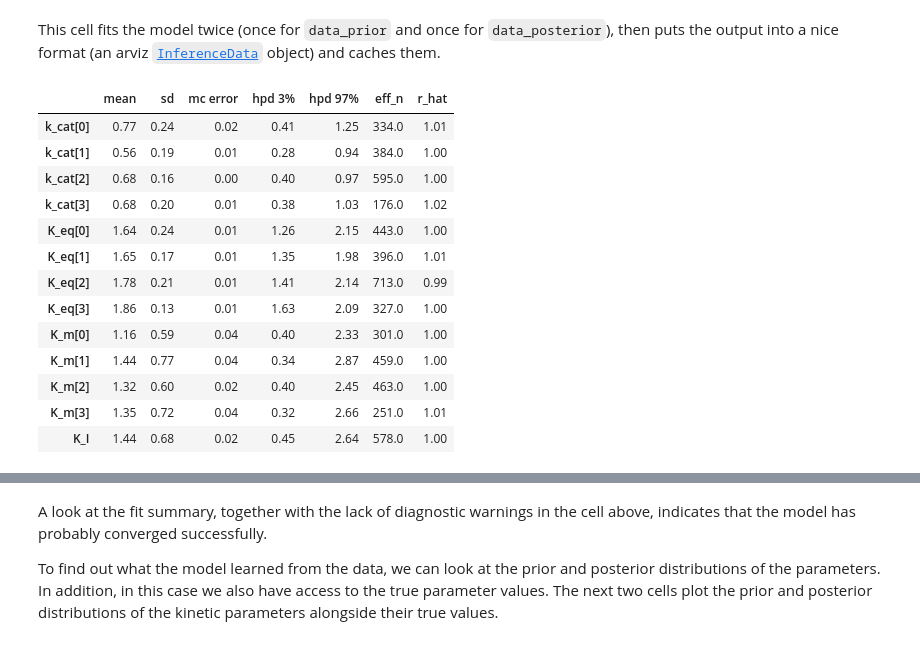
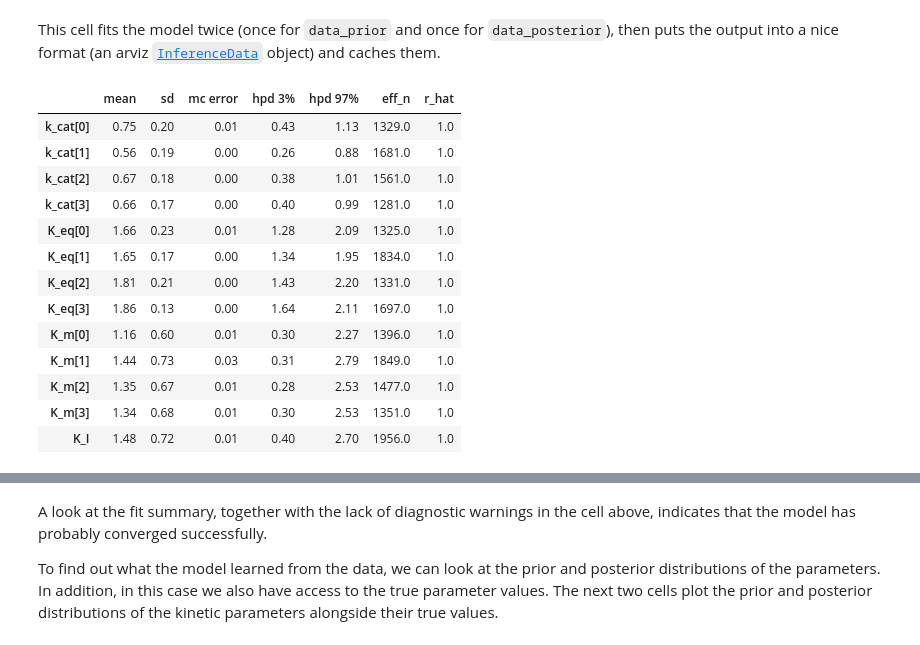
Before and after one commit to teddygroves/stan_ode_example, a Jupyter notebook: Stan steady state example.ipynb, the cells around one changed output, grey strips where cells are left out. Drawn from its saved outputs; the diff is of its cells as text; code cells hidden in the pictures.

```diff
--- a/Stan steady state example.ipynb
+++ b/Stan steady state example.ipynb
@@ -232,38 +232,38 @@ data_posterior:
 # %% [markdown]
 This cell fits the model twice (once for `data_prior` and once for `data_posterior`), then puts the output into a nice format (an arviz [`InferenceData`](https://arviz-devs.github.io/arviz/notebooks/XarrayforArviZ.html) object) and caches them.
 # %%
-fit_prior = model.sampling(data=data_prior, iter=300, chains=3)
-fit_posterior = model.sampling(data=data_posterior, iter=300, chains=3)
+fit_prior = model.sampling(data=data_prior, iter=1000, chains=4)
+fit_posterior = model.sampling(data=data_posterior, iter=1000, chains=4)
 
 infd = arviz.from_pystan(posterior=fit_posterior,
                          posterior_predictive='metabolite_pred',
                          prior_predictive='metabolite_pred',
                          observed_data='measured_metabolite',
                          prior=fit_prior,
                          coords={'experiments': experiments,
                                  'metabolites': metabolites,
                                  'enzymes': ['E1', 'E2', 'E3', 'E4']},
                          dims={'k_cat': ['enzymes'],
                                'K_eq': ['enzymes'],
                                'K_m': ['enzymes'],
                                'measured_metabolite': ['experiments', 'metabolites'],
                                'metabolite_pred': ['experiments', 'metabolites'],
                                'metabolite_hat': ['experiments', 'metabolites']})
 infd.to_netcdf('output/stan_ode_model_output.nc')
 
 arviz.summary(infd.posterior, var_names=['k_cat', 'K_eq', 'K_m', 'K_I'])
 # %% [output]
 |  | mean | sd | mc error | hpd 3% | hpd 97% | eff_n | r_hat |
-| k_cat[0] | 0.77 | 0.24 | 0.02 | 0.41 | 1.25 | 334.0 | 1.01 |
-| k_cat[1] | 0.56 | 0.19 | 0.01 | 0.28 | 0.94 | 384.0 | 1.00 |
-| k_cat[2] | 0.68 | 0.16 | 0.00 | 0.40 | 0.97 | 595.0 | 1.00 |
-| k_cat[3] | 0.68 | 0.20 | 0.01 | 0.38 | 1.03 | 176.0 | 1.02 |
-| K_eq[0] | 1.64 | 0.24 | 0.01 | 1.26 | 2.15 | 443.0 | 1.00 |
-| K_eq[1] | 1.65 | 0.17 | 0.01 | 1.35 | 1.98 | 396.0 | 1.01 |
-| K_eq[2] | 1.78 | 0.21 | 0.01 | 1.41 | 2.14 | 713.0 | 0.99 |
-| K_eq[3] | 1.86 | 0.13 | 0.01 | 1.63 | 2.09 | 327.0 | 1.00 |
-| K_m[0] | 1.16 | 0.59 | 0.04 | 0.40 | 2.33 | 301.0 | 1.00 |
-| K_m[1] | 1.44 | 0.77 | 0.04 | 0.34 | 2.87 | 459.0 | 1.00 |
-| K_m[2] | 1.32 | 0.60 | 0.02 | 0.40 | 2.45 | 463.0 | 1.00 |
-| K_m[3] | 1.35 | 0.72 | 0.04 | 0.32 | 2.66 | 251.0 | 1.01 |
-| K_I | 1.44 | 0.68 | 0.02 | 0.45 | 2.64 | 578.0 | 1.00 |
+| k_cat[0] | 0.75 | 0.20 | 0.01 | 0.43 | 1.13 | 1329.0 | 1.0 |
+| k_cat[1] | 0.56 | 0.19 | 0.00 | 0.26 | 0.88 | 1681.0 | 1.0 |
+| k_cat[2] | 0.67 | 0.18 | 0.00 | 0.38 | 1.01 | 1561.0 | 1.0 |
+| k_cat[3] | 0.66 | 0.17 | 0.00 | 0.40 | 0.99 | 1281.0 | 1.0 |
+| K_eq[0] | 1.66 | 0.23 | 0.01 | 1.28 | 2.09 | 1325.0 | 1.0 |
+| K_eq[1] | 1.65 | 0.17 | 0.00 | 1.34 | 1.95 | 1834.0 | 1.0 |
+| K_eq[2] | 1.81 | 0.21 | 0.00 | 1.43 | 2.20 | 1331.0 | 1.0 |
+| K_eq[3] | 1.86 | 0.13 | 0.00 | 1.64 | 2.11 | 1697.0 | 1.0 |
+| K_m[0] | 1.16 | 0.60 | 0.01 | 0.30 | 2.27 | 1396.0 | 1.0 |
+| K_m[1] | 1.44 | 0.73 | 0.03 | 0.31 | 2.79 | 1849.0 | 1.0 |
+| K_m[2] | 1.35 | 0.67 | 0.01 | 0.28 | 2.53 | 1477.0 | 1.0 |
+| K_m[3] | 1.34 | 0.68 | 0.01 | 0.30 | 2.53 | 1351.0 | 1.0 |
+| K_I | 1.48 | 0.72 | 0.01 | 0.40 | 2.70 | 1956.0 | 1.0 |
```
Also changed, not shown: parts of 5 cells of this notebook, 4 other files.
